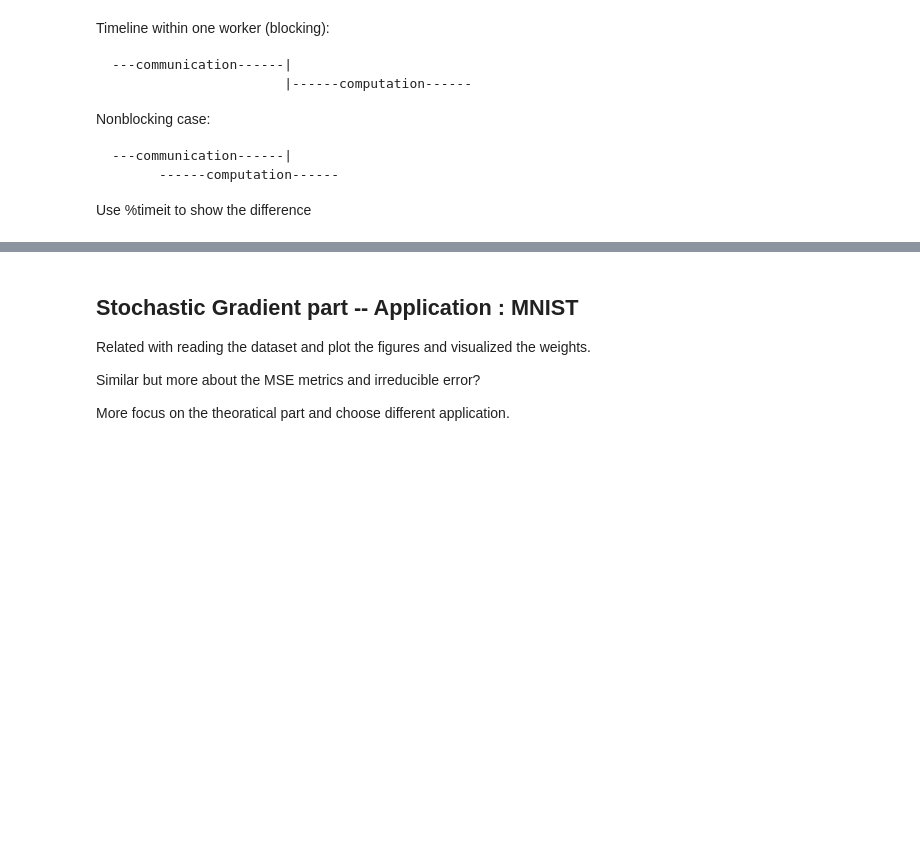
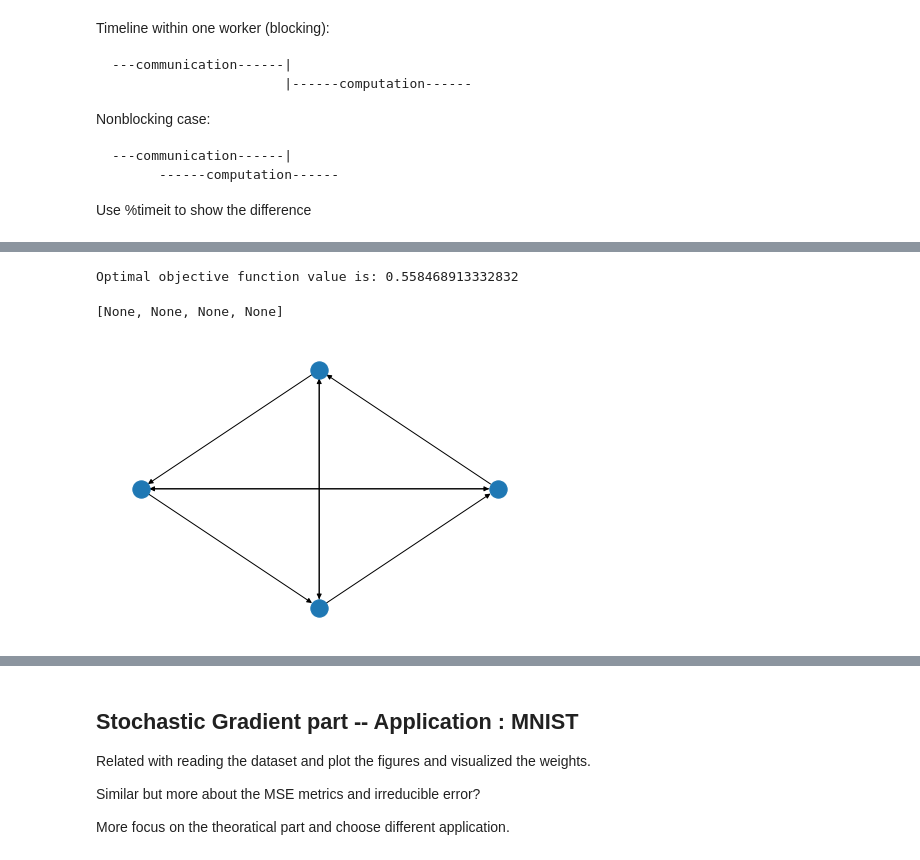
Before and after one commit to Bluefog-Lib/bluefog-tutorial, a Jupyter notebook: Section 3/AWC-and-ATC.ipynb, the cells around one changed output, grey strips where cells are left out. Saved outputs shown, nothing was run; the diff lists cells and outputs as text; code cells hidden in the pictures; blank space fills up the shorter version.

```diff
--- a/Section 3/AWC-and-ATC.ipynb
+++ b/Section 3/AWC-and-ATC.ipynb
@@ -55,0 +65,3 @@ Use  %timeit to show the difference
+# %%
+rc = ipp.Client(profile='bluefog')
+rc.ids
@@ -55,0 +85,3 @@ Use  %timeit to show the difference
+# %%
+dview = rc[:] # A DirectView of all engines
+dview.block=True
@@ -55,0 +258,10 @@ Use  %timeit to show the difference
+# %%
+# Solve using CVX to find the optimal solution.
+w_star = cvx.Variable((dim, 1))
+loss = 1/N * cvx.sum(cvx.logistic(-cvx.multiply(y, X @ w_star))) + reg/2 * cvx.sum_squares(w_star)
+problem = cvx.Problem(cvx.Minimize(loss))
+problem.solve(verbose = False, abstol = 1e-15)
+opt = problem.value
+print(f'Optimal objective function value is: {opt}')
+# %% [output]
+Optimal objective function value is: 0.558468913332832
@@ -55,0 +273,14 @@ Use  %timeit to show the difference
+# %%
+dview.push({'w_star_tensor': w_star_tensor, 'X_tensor' : X_tensor, 'y_tensor' : y_tensor})
+# %% [output]
+[None, None, None, None]
+# %%
+# Generate topology.
+
+# Plot figure
+%px G = topology_util.ExponentialTwoGraph(bf.size())
+
+G_0 = dview.pull('G', block=True, targets=0)
+nx.draw_circular(G_0)
+# %% [output]
+[figure, added]
```
Also changed, not shown: parts of 16 cells of this notebook, 2 other files.
